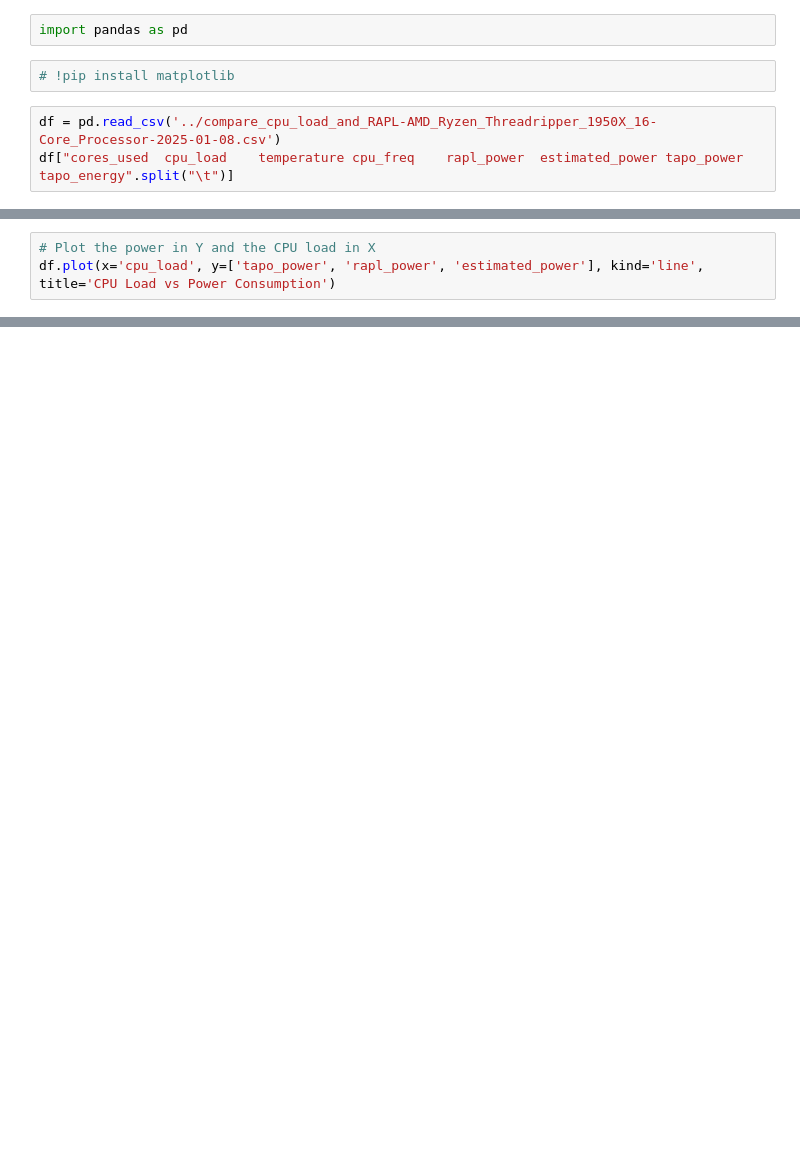
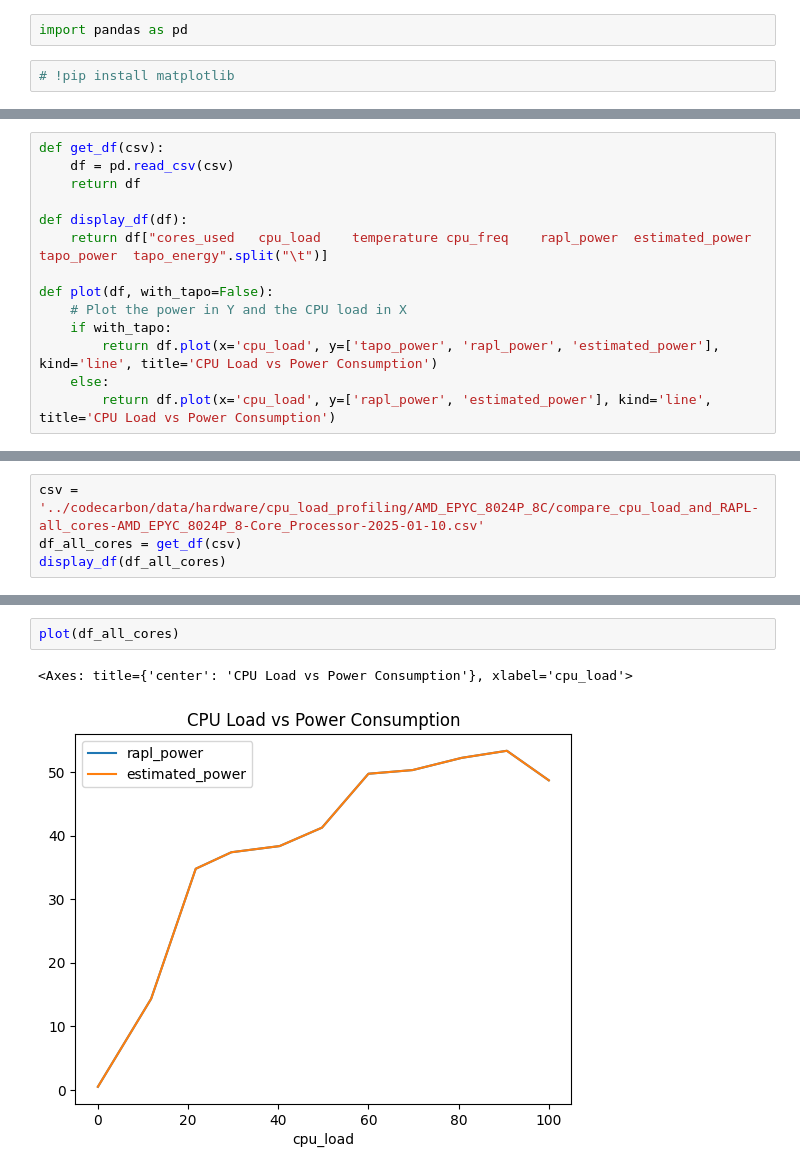
Before and after one commit to mlco2/codecarbon, a Jupyter notebook: examples/compare_cpu_load_and_RAPL.ipynb, the cells around one changed output, grey strips where cells are left out. Saved outputs shown, nothing was run; the diff lists cells and outputs as text; blank space fills up the shorter version.

```diff
--- a/examples/compare_cpu_load_and_RAPL.ipynb
+++ b/examples/compare_cpu_load_and_RAPL.ipynb
@@ -2,6 +2,3 @@
 import pandas as pd
 # %%
 # !pip install matplotlib
-# %%
-df = pd.read_csv('../compare_cpu_load_and_RAPL-AMD_Ryzen_Threadripper_1950X_16-Core_Processor-2025-01-08.csv')
-df["cores_used	cpu_load	temperature	cpu_freq	rapl_power	estimated_power	tapo_power	tapo_energy".split("\t")]
@@ -22,3 +5,14 @@ df["cores_used	cpu_load	temperature	cpu_freq	rapl_power	estimated_power	tapo_pow
 # %%
-# Plot the power in Y and the CPU load in X
-df.plot(x='cpu_load', y=['tapo_power', 'rapl_power', 'estimated_power'], kind='line', title='CPU Load vs Power Consumption')
+def get_df(csv):
+    df = pd.read_csv(csv)
+    return df
+
+def display_df(df):
+    return df["cores_used	cpu_load	temperature	cpu_freq	rapl_power	estimated_power	tapo_power	tapo_energy".split("\t")]
+
+def plot(df, with_tapo=False):
+    # Plot the power in Y and the CPU load in X
+    if with_tapo:
+        return df.plot(x='cpu_load', y=['tapo_power', 'rapl_power', 'estimated_power'], kind='line', title='CPU Load vs Power Consumption')
+    else:
+        return df.plot(x='cpu_load', y=['rapl_power', 'estimated_power'], kind='line', title='CPU Load vs Power Consumption')
@@ -27,0 +21,4 @@ df.plot(x='cpu_load', y=['tapo_power', 'rapl_power', 'estimated_power'], kind='l
+# %%
+csv = '../codecarbon/data/hardware/cpu_load_profiling/AMD_EPYC_8024P_8C/compare_cpu_load_and_RAPL-all_cores-AMD_EPYC_8024P_8-Core_Processor-2025-01-10.csv'
+df_all_cores = get_df(csv)
+display_df(df_all_cores)
@@ -27,0 +38,5 @@ df.plot(x='cpu_load', y=['tapo_power', 'rapl_power', 'estimated_power'], kind='l
+# %%
+plot(df_all_cores)
+# %% [output]
+<Axes: title={'center': 'CPU Load vs Power Consumption'}, xlabel='cpu_load'>
+[figure, added]
```
Also changed, not shown: parts of 20 cells of this notebook, 1 other file.
